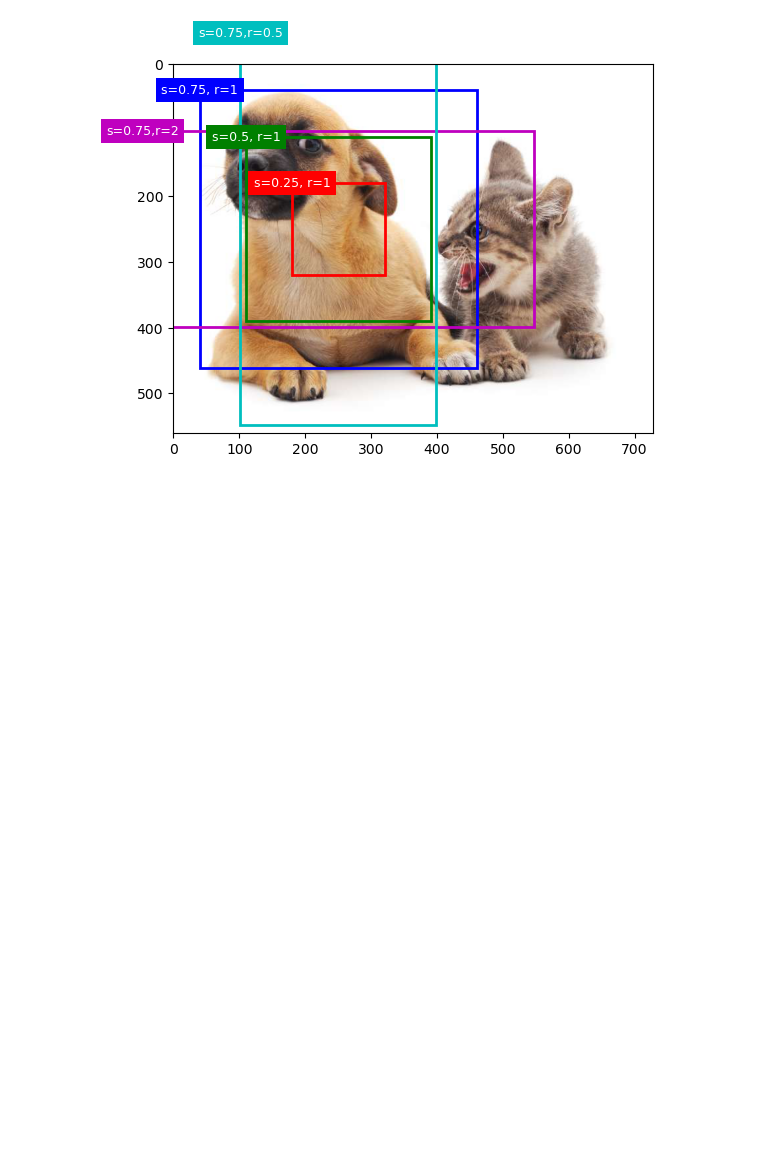
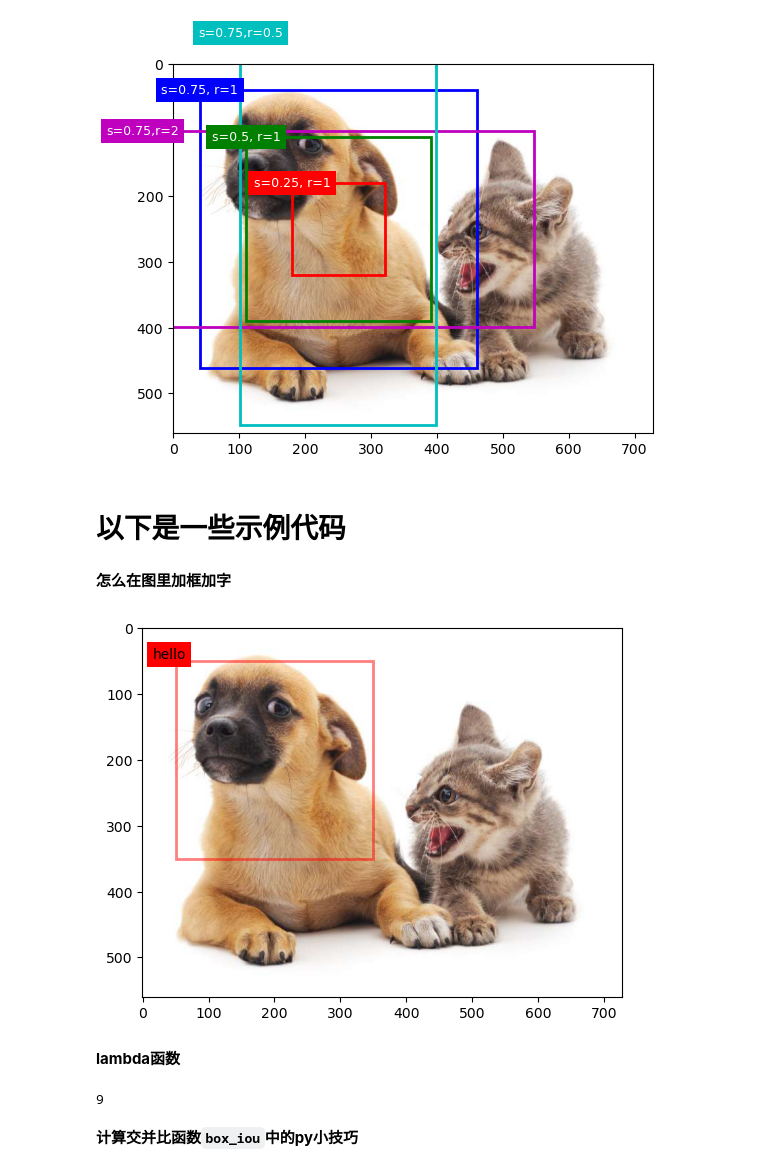
Before and after one commit to RaDsZ2z/algorithm, a Jupyter notebook: Machine-Learning/动手学深度学习_李沐/42.2.锚框(去d2l).ipynb, the cells around one changed output. Cells and saved outputs as stored; diff of their text form; code cells hidden in the pictures; blank space fills up the shorter version.

```diff
--- a/Machine-Learning/动手学深度学习_李沐/42.2.锚框(去d2l).ipynb
+++ b/Machine-Learning/动手学深度学习_李沐/42.2.锚框(去d2l).ipynb
@@ -268,0 +217,32 @@ def multibox_target(anchors, labels):
+# %% [markdown]
+# 以下是一些示例代码
+# %% [markdown]
+**怎么在图里加框加字**
+# %%
+
+
+img = plt.imread('img/catdog.jpg')
+fig = plt.imshow(img)
+axes = fig.axes
+rect = plt.Rectangle((50, 50), 300, 300,
+                         linewidth=2,       # 线条宽度
+                         edgecolor='r',     # 边框颜色 (红色)
+                         fill = False,
+                         alpha=0.5)         # 透明度
+axes.add_patch(rect)
+axes.text(40,40,"hello",
+         va="center",ha="center",#垂直居中和水平居中
+         bbox=dict(facecolor='r', lw=0)) #给文字添加底框
+plt.show()
+# %% [output]
+[figure, added]
+# %% [markdown]
+**lambda函数**
+# %%
+fun = lambda x : x * 2 + 3
+''' f(x) = x * 2 + 3 '''
+print(fun(2))
+# %% [output]
+9
+# %% [markdown]
+**计算交并比函数`box_iou`中的py小技巧**
```
Also changed, not shown: parts of 7 cells of this notebook.
